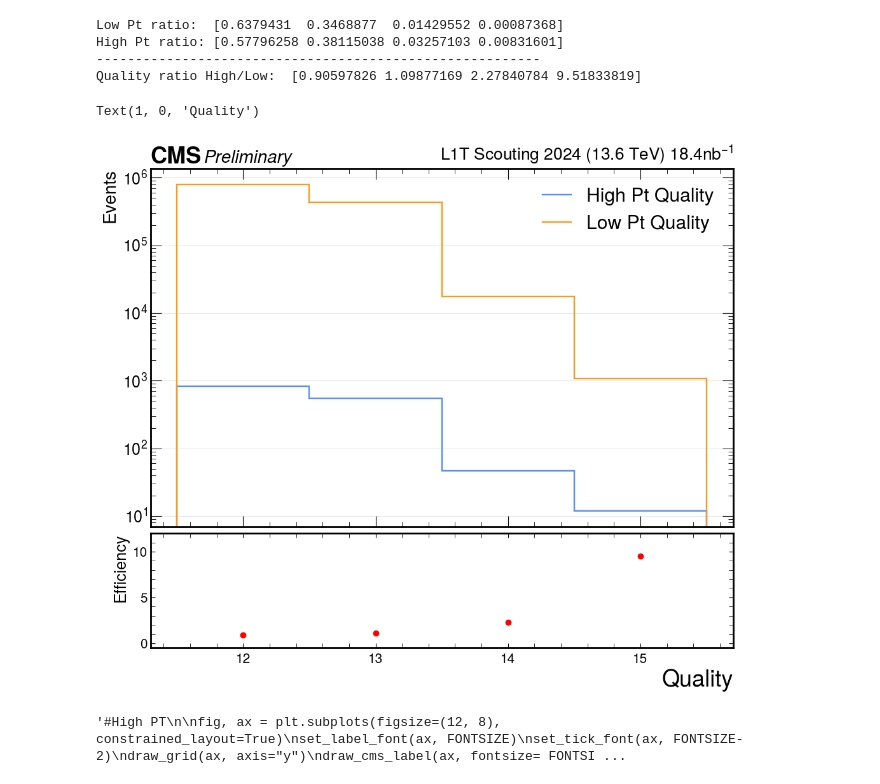
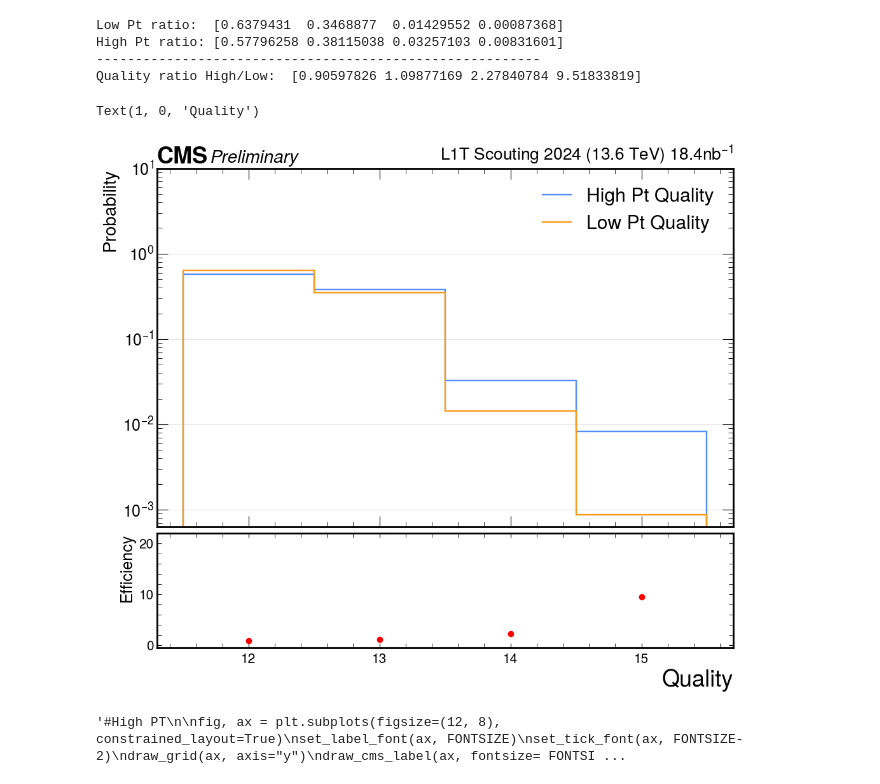
Before and after one commit to francescoreschio/Tesi-Triennale, a Jupyter notebook: Codice/DeltaRDef.ipynb, the cells around one changed output. Saved outputs shown, nothing was run; the diff lists cells and outputs as text; code cells hidden in the pictures.

```diff
--- a/Codice/DeltaRDef.ipynb
+++ b/Codice/DeltaRDef.ipynb
@@ -678,38 +992,39 @@ from hist import intervals
 
 fig, ax = plt.subplots(figsize=FIGSIZE, constrained_layout=True)
 set_label_font(ax, FONTSIZE)
 set_tick_font(ax, FONTSIZE-2)
 draw_grid(ax, axis="y")
 draw_cms_label(ax, fontsize= FONTSIZE)
 
 #ax.hist(PtBMTF_Hist.values(), bins=bins, label="BMTF")
 #ax.hist(AllPtBMTF_Hist.values(), bins=bins, label="All BMTF")
 
-hep.histplot(HighPtQual_Hist, label = "High Pt Quality", ax=ax, yerr = False, lw = 1.75)
-hep.histplot(LowPtQual_Hist, label="Low Pt Quality", ax=ax, yerr = False, lw = 1.75)
+hep.histplot(HighPtQual_Hist, label = "High Pt Quality", ax=ax, yerr = False, lw = 1.75, density=True)
+hep.histplot(LowPtQual_Hist, label="Low Pt Quality", ax=ax, yerr = False, lw = 1.75, density = True)
 #hep.histplot(AllPtQual_Hist, label = "All Pt Quality", ax=ax, yerr = False)
 
 
 ax.set_xlabel("Quality")
-ax.set_ylabel("Events")
+ax.set_ylabel("Probability")
 ax.legend(loc='upper right')
 
 ax.set_yscale('log')
+ax.set_ylim(0, 10)
 
 ax.set_xticks(ticks=np.arange(12.5, 16.5), labels=np.arange(12, 16, 1))
 
 
 divider = make_axes_locatable(ax)
 ax2 = divider.append_axes("bottom", 1.8, pad=0.1, sharex=ax)
 ax2.tick_params(axis='both', which='both', length=5, labelsize = FONTSIZE - 5)
 #ax2.errorbar([12.5, 13.5, 14.5, 15.5], QualRatio, yerr = Error, fmt = 'o', c = 'red',)
 ax2.scatter([12.5, 13.5, 14.5, 15.5], QualRatio, c = 'red',)
-ax2.set_ylim(-0.5, 12)
+ax2.set_ylim(-0.5, 22)
 ax2.set_ylabel("Efficiency", fontsize = FONTSIZE - 2)
 ax2.set_xlabel('Quality')
 # %% [output]
 Text(1, 0, 'Quality')
-[figure, old version]
+[figure, new version]
 # %%
 '''#High PT
 
```
Also changed, not shown: parts of 30 cells of this notebook, 2 other files.
